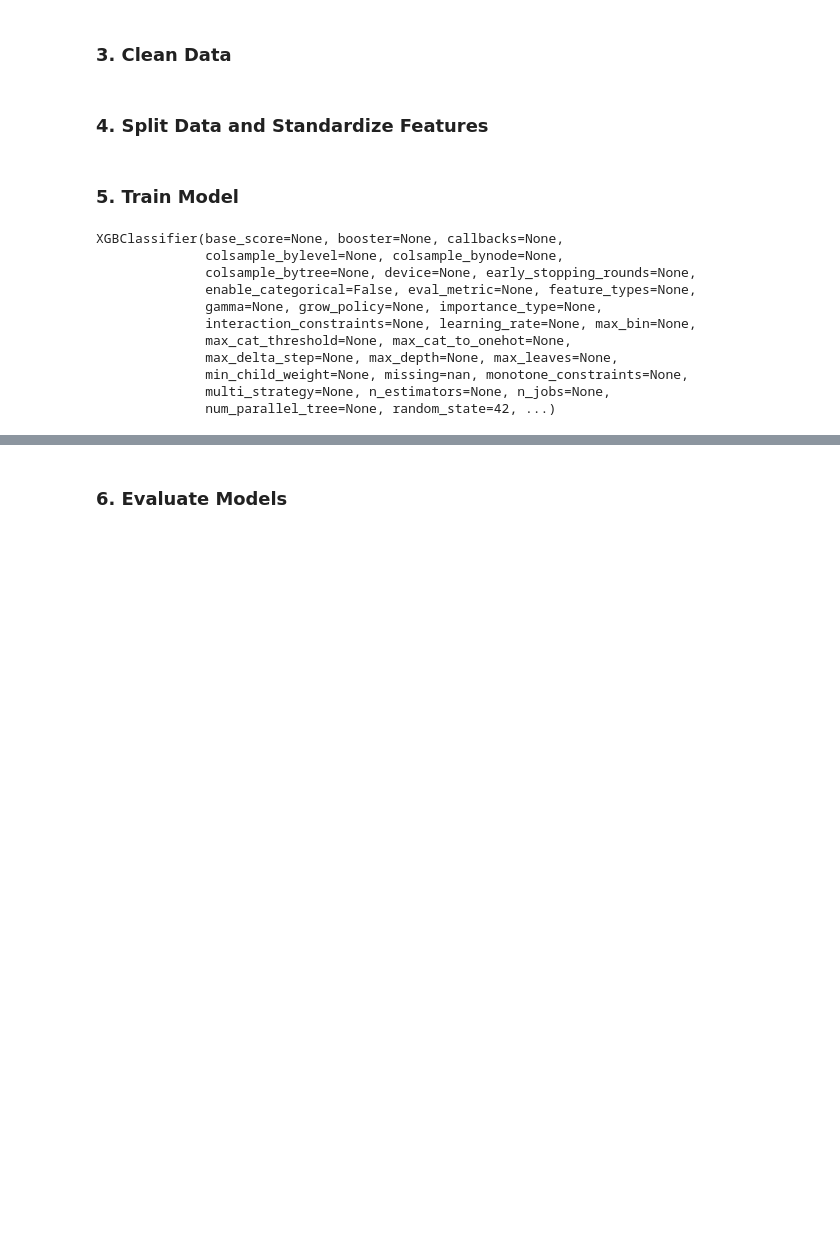
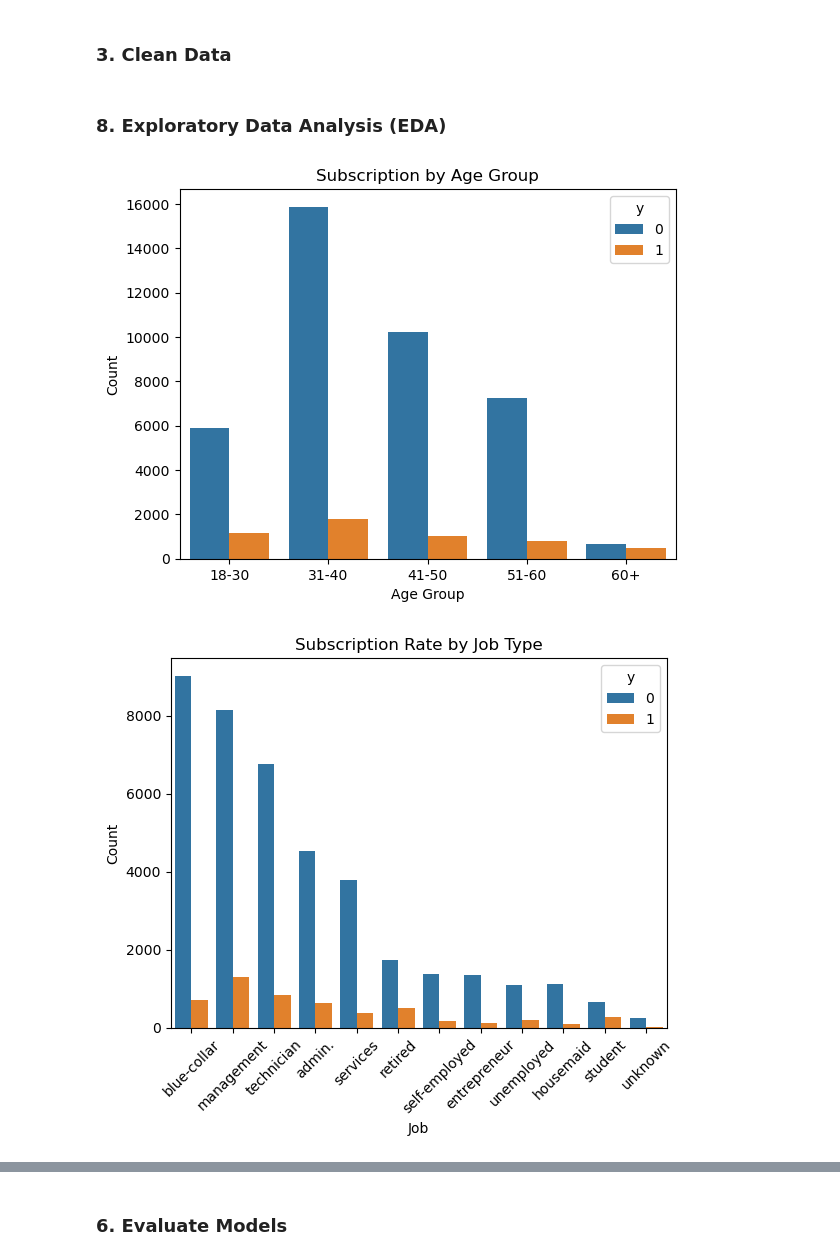
Before and after one commit to MiltonGreat/Bank-Marketing, a Jupyter notebook: Bank Marketing Campaign Analysis.ipynb, the cells around one changed output, grey strips where cells are left out. Cells and saved outputs as stored; diff of their text form; code cells hidden in the pictures; blank space fills up the shorter version.

```diff
--- a/Bank Marketing Campaign Analysis.ipynb
+++ b/Bank Marketing Campaign Analysis.ipynb
@@ -43,4 +98,2 @@ df = df.drop(columns=['duration'])
 X = pd.get_dummies(df.drop(columns=['y']), drop_first=True)
 y = df['y']
-# %% [markdown]
-### 4. Split Data and Standardize Features
@@ -59,25 +100,49 @@ X_test = scaler.transform(X_test)
-# %% [markdown]
-### 5. Train Model
-# %%
-# Hyperparameter tuning for Random Forest
-rf = RandomForestClassifier(random_state=42, class_weight='balanced')
-param_grid = {'n_estimators': [100, 200], 'max_depth': [10, 20, None], 'min_samples_split': [2, 5, 10]}
-grid_search = GridSearchCV(rf, param_grid, cv=5, scoring='roc_auc', n_jobs=-1)
-grid_search.fit(X_train_smote, y_train_smote)
-best_rf = grid_search.best_estimator_
-
-# Train an XGBoost model
-xgb = XGBClassifier(scale_pos_weight=sum(y_train_smote == 0) / sum(y_train_smote == 1), random_state=42)
-xgb.fit(X_train_smote, y_train_smote)
-# %% [output]
-XGBClassifier(base_score=None, booster=None, callbacks=None,
-              colsample_bylevel=None, colsample_bynode=None,
-              colsample_bytree=None, device=None, early_stopping_rounds=None,
-              enable_categorical=False, eval_metric=None, feature_types=None,
-              gamma=None, grow_policy=None, importance_type=None,
-              interaction_constraints=None, learning_rate=None, max_bin=None,
-              max_cat_threshold=None, max_cat_to_onehot=None,
-              max_delta_step=None, max_depth=None, max_leaves=None,
-              min_child_weight=None, missing=nan, monotone_constraints=None,
-              multi_strategy=None, n_estimators=None, n_jobs=None,
-              num_parallel_tree=None, random_state=42, ...)
+# %% [markdown]
+### 8. Exploratory Data Analysis (EDA)
+# %%
+# Distribution of subscription by age group
+df['age_group'] = pd.cut(df['age'], bins=[18, 30, 40, 50, 60, 100], labels=['18-30', '31-40', '41-50', '51-60', '60+'])
+sns.countplot(x='age_group', hue='y', data=df)
+plt.title('Subscription by Age Group')
+plt.xlabel('Age Group')
+plt.ylabel('Count')
+plt.show()
+
+# Subscription rate by job type
+sns.countplot(x='job', hue='y', data=df, order=df['job'].value_counts().index)
+plt.title('Subscription Rate by Job Type')
+plt.xlabel('Job')
+plt.ylabel('Count')
+plt.xticks(rotation=45)
+plt.show()
+
+# Subscription rate by balance
+sns.boxplot(x='y', y='balance', data=df)
+plt.title('Subscription Rate by Account Balance')
+plt.xlabel('Subscribed (1: Yes, 0: No)')
+plt.ylabel('Balance')
+plt.show()
+
+# Subscription rate by education level
+sns.countplot(x='education', hue='y', data=df)
+plt.title('Subscription Rate by Education Level')
+plt.xlabel('Education')
+plt.ylabel('Count')
+plt.show()
+
+# Subscription rate by contact method
+sns.countplot(x='contact', hue='y', data=df)
+plt.title('Subscription Rate by Contact Method')
+plt.xlabel('Contact Method')
+plt.ylabel('Count')
+plt.show()
+
+# Subscription rate by marital status
+sns.countplot(x='marital', hue='y', data=df)
+plt.title('Subscription Rate by Marital Status')
+plt.xlabel('Marital Status')
+plt.ylabel('Count')
+plt.show()
+# %% [output]
+[figure, added]
+[figure, added]
```
Also changed, not shown: parts of 17 cells of this notebook.
